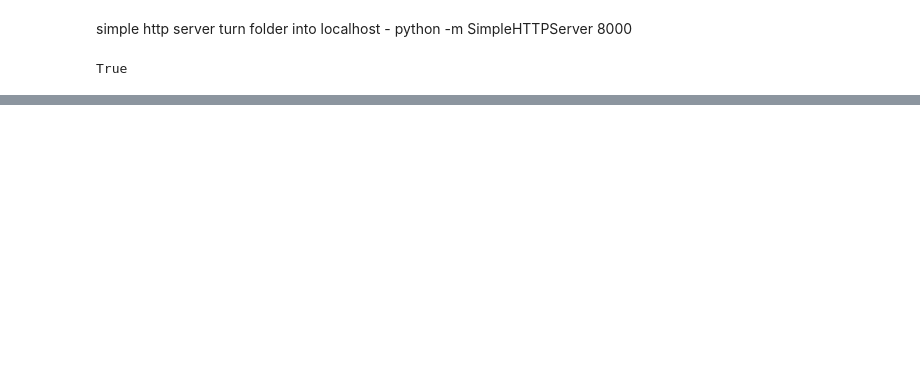
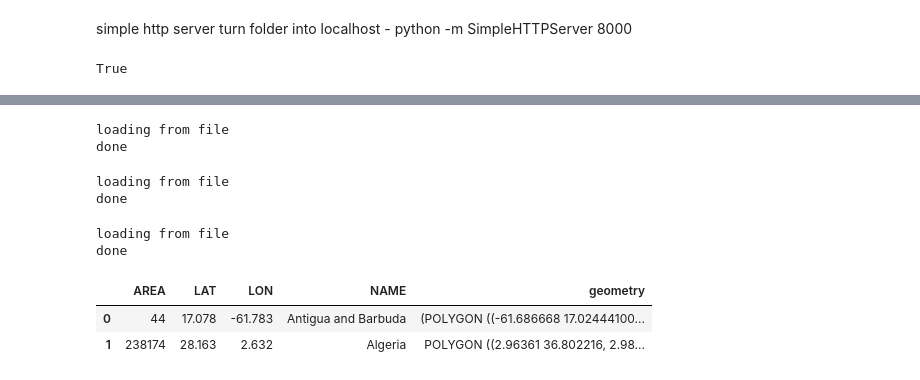
Before and after one commit to mattwalden014/code1161base, a Jupyter notebook: open_data_project/MJW_open_data_project.ipynb, the cells around one changed output, grey strips where cells are left out. Saved outputs shown, nothing was run; the diff lists cells and outputs as text; code cells hidden in the pictures; blank space fills up the shorter version.

```diff
--- a/open_data_project/MJW_open_data_project.ipynb
+++ b/open_data_project/MJW_open_data_project.ipynb
@@ -74,0 +119,32 @@ True
+# %%
+shp_file_name = "gadm28.shp"
+shp_zip_file_name = "gadm28.shp.zip"
+shp_web_file_path = ("http://biogeo.ucdavis.edu/data/gadm2.8/gadm28.shp.zip")
+download_file(shp_file_name, shp_zip_file_name, shp_web_file_path)
+# %% [output]
+loading from file
+done
+# %%
+shp_file_name = "TM_WORLD_BORDERS-0.3.shp"
+shp_zip_file_name = "TM_WORLD_BORDERS-0.3.zip"
+shp_web_file_path = ("http://thematicmapping.org/downloads/TM_WORLD_BORDERS-0.3.zip")
+download_file(shp_file_name, shp_zip_file_name, shp_web_file_path)
+# %% [output]
+loading from file
+done
+# %%
+nuke_file_name = "measurements.csv"
+nuke_zip_file_name = "measurements.csv.zip"
+nuke_web_file_path = ("https://api.safecast.org/system/measurements.csv")
+download_file(nuke_file_name, nuke_zip_file_name, nuke_web_file_path)
+# %% [output]
+loading from file
+done
+# %%
+countries = gp.GeoDataFrame.from_file(shp_file_name)
+countries.drop(["FIPS", "ISO2", "ISO3", "POP2005", "REGION", "SUBREGION", "UN"], axis=1, inplace=True)
+countries.head(2)
+# %% [output]
+|  | AREA | LAT | LON | NAME | geometry |
+| 0 | 44 | 17.078 | -61.783 | Antigua and Barbuda | (POLYGON ((-61.686668 17.02444100... |
+| 1 | 238174 | 28.163 | 2.632 | Algeria | POLYGON ((2.96361 36.802216, 2.98... |
```
Also changed, not shown: parts of 13 cells of this notebook.
